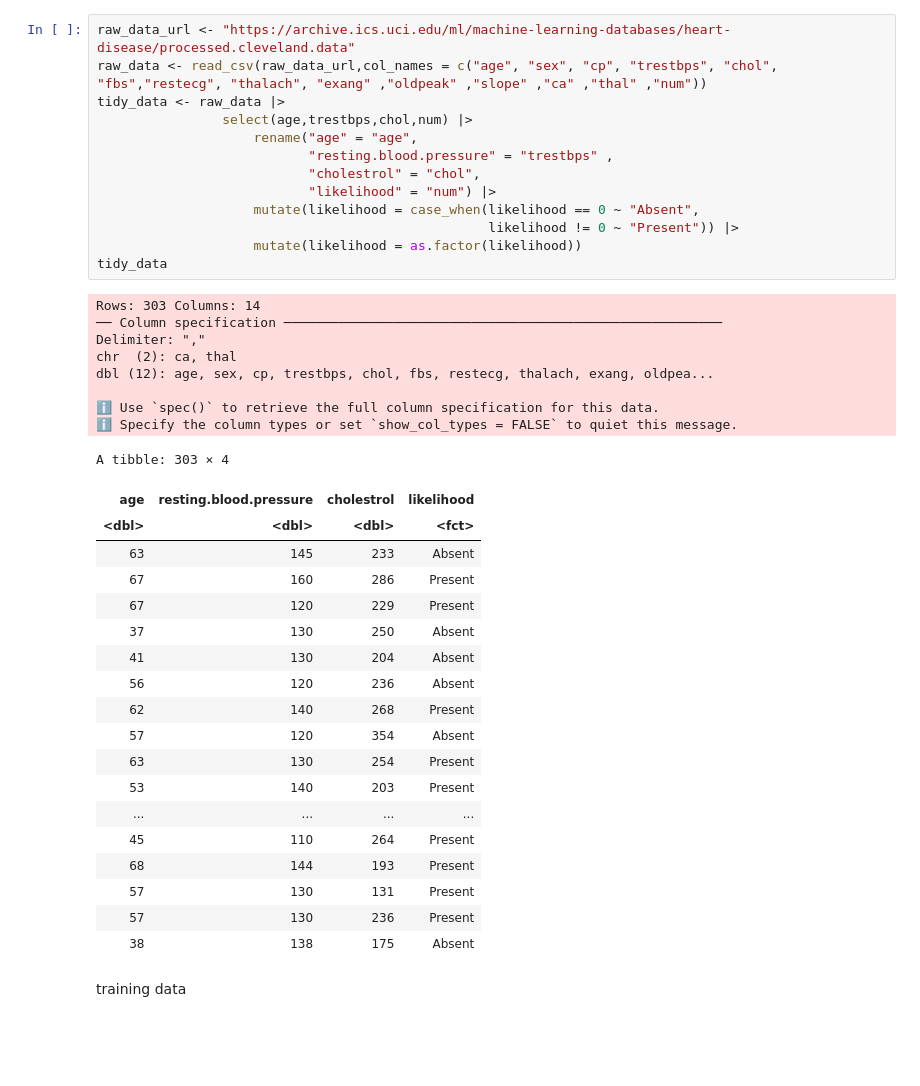
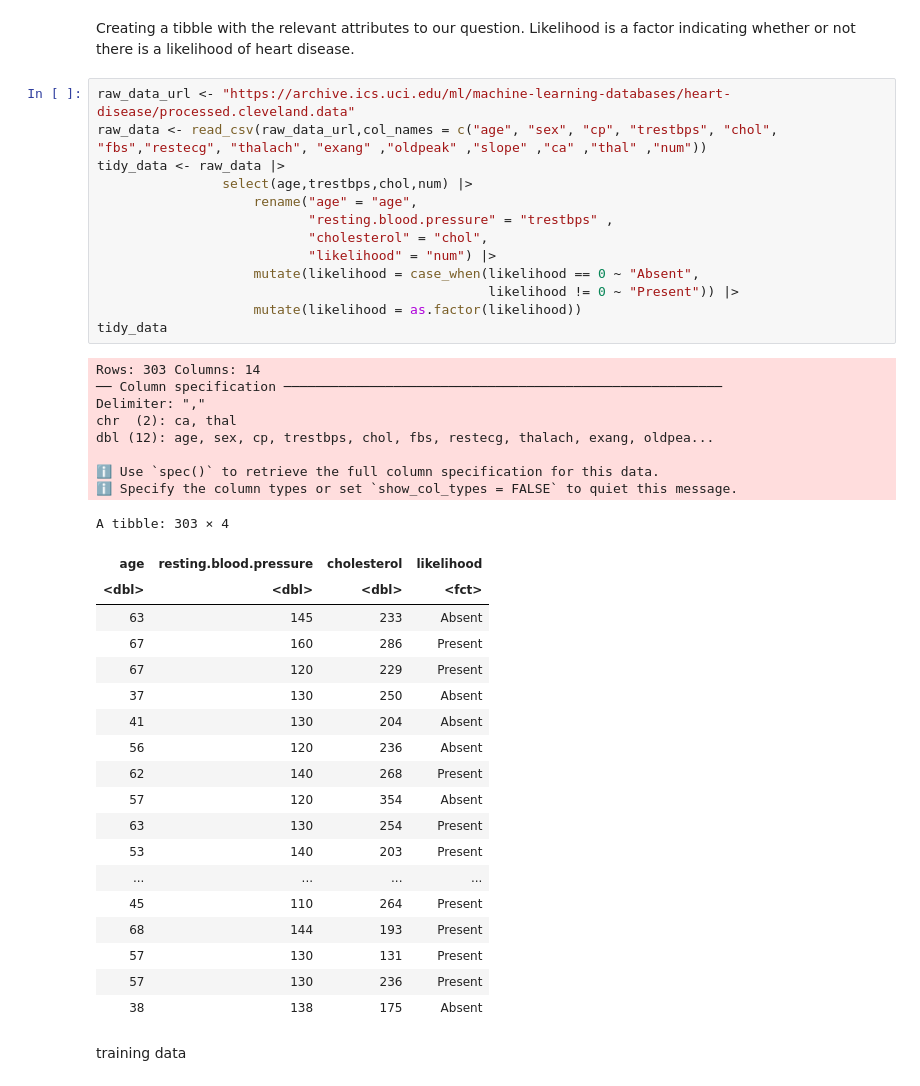
Before and after one commit to VivaanWadhwa/Heart_Disease_Prediction, a Jupyter notebook: Tidy_Data.ipynb, the cells around one changed output. Cells and saved outputs as stored; diff of their text form; blank space fills up the shorter version.

```diff
--- a/Tidy_Data.ipynb
+++ b/Tidy_Data.ipynb
@@ -8,27 +25,29 @@ ERROR: Error in library(reactable): there is no package called ‘reactable’
+# %% [markdown]
+Creating a tibble with the relevant attributes to our question. Likelihood is a factor indicating whether or not there is a likelihood of heart disease.
 # %%
 raw_data_url <- "https://archive.ics.uci.edu/ml/machine-learning-databases/heart-disease/processed.cleveland.data"
 raw_data <- read_csv(raw_data_url,col_names = c("age", "sex", "cp", "trestbps", "chol", "fbs","restecg", "thalach", "exang" ,"oldpeak" ,"slope" ,"ca" ,"thal" ,"num"))
 tidy_data <- raw_data |>
                 select(age,trestbps,chol,num) |>
                     rename("age" = "age",
                            "resting.blood.pressure" = "trestbps" ,
-                           "cholestrol" = "chol",
+                           "cholesterol" = "chol",
                            "likelihood" = "num") |>
                     mutate(likelihood = case_when(likelihood == 0 ~ "Absent",
                                                   likelihood != 0 ~ "Present")) |>
                     mutate(likelihood = as.factor(likelihood))
 tidy_data
 # %% [output]
 Rows: 303 Columns: 14
 ── Column specification ────────────────────────────────────────────────────────
 Delimiter: ","
 chr  (2): ca, thal
 dbl (12): age, sex, cp, trestbps, chol, fbs, restecg, thalach, exang, oldpea...
 
 ℹ Use `spec()` to retrieve the full column specification for this data.
 ℹ Specify the column types or set `show_col_types = FALSE` to quiet this message.
 A tibble: 303 × 4
-| age | resting.blood.pressure | cholestrol | likelihood |
+| age | resting.blood.pressure | cholesterol | likelihood |
 | <dbl> | <dbl> | <dbl> | <fct> |
 | 63 | 145 | 233 | Absent |
 | 67 | 160 | 286 | Present |
```
Also changed, not shown: parts of 10 cells of this notebook.
